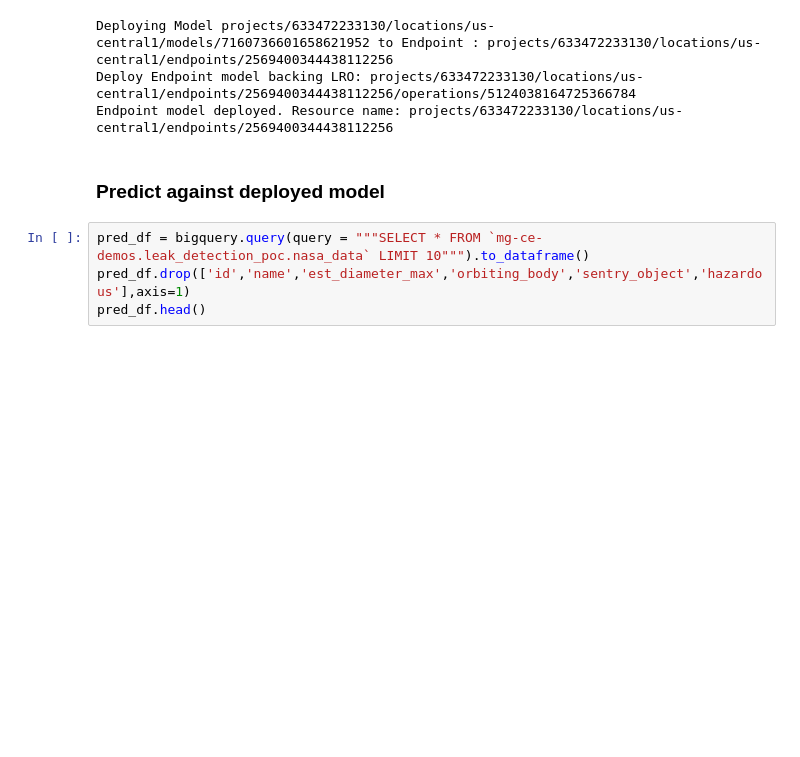
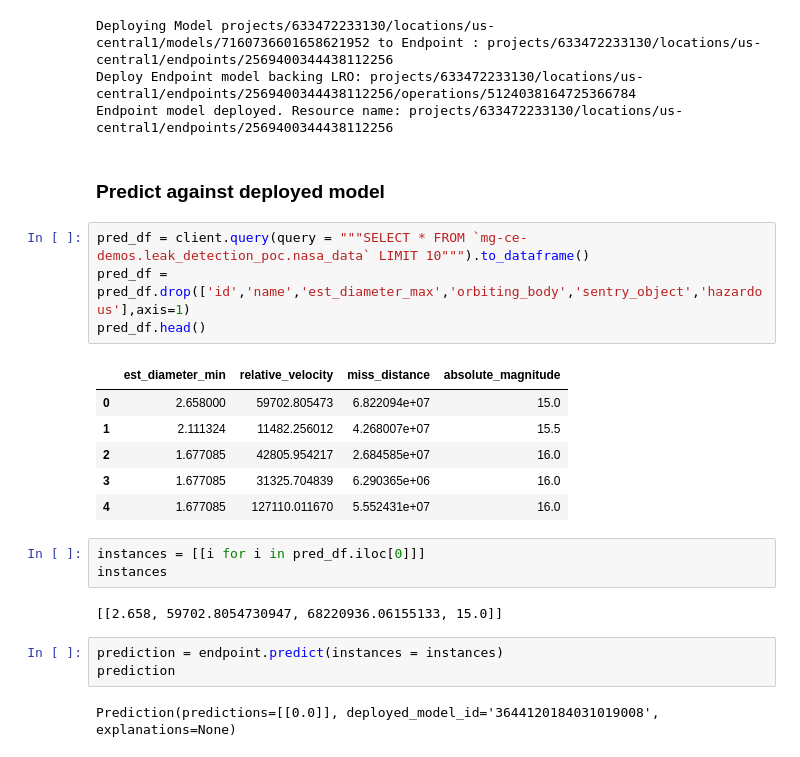
Before and after one commit to goodrules/leak-detection-poc, a Jupyter notebook: leak-detect-template.ipynb, the cells around one changed output. Saved outputs shown, nothing was run; the diff lists cells and outputs as text; blank space fills up the shorter version.

```diff
--- a/leak-detect-template.ipynb
+++ b/leak-detect-template.ipynb
@@ -443,6 +443,23 @@ Endpoint model deployed. Resource name: projects/633472233130/locations/us-centr
 # %% [markdown]
 ### Predict against deployed model
 # %%
-pred_df = bigquery.query(query = """SELECT * FROM `mg-ce-demos.leak_detection_poc.nasa_data` LIMIT 10""").to_dataframe()
-pred_df.drop(['id','name','est_diameter_max','orbiting_body','sentry_object','hazardous'],axis=1)
+pred_df = client.query(query = """SELECT * FROM `mg-ce-demos.leak_detection_poc.nasa_data` LIMIT 10""").to_dataframe()
+pred_df = pred_df.drop(['id','name','est_diameter_max','orbiting_body','sentry_object','hazardous'],axis=1)
 pred_df.head()
+# %% [output]
+|  | est_diameter_min | relative_velocity | miss_distance | absolute_magnitude |
+| 0 | 2.658000 | 59702.805473 | 6.822094e+07 | 15.0 |
+| 1 | 2.111324 | 11482.256012 | 4.268007e+07 | 15.5 |
+| 2 | 1.677085 | 42805.954217 | 2.684585e+07 | 16.0 |
+| 3 | 1.677085 | 31325.704839 | 6.290365e+06 | 16.0 |
+| 4 | 1.677085 | 127110.011670 | 5.552431e+07 | 16.0 |
+# %%
+instances = [[i for i in pred_df.iloc[0]]]
+instances
+# %% [output]
+[[2.658, 59702.8054730947, 68220936.06155133, 15.0]]
+# %%
+prediction = endpoint.predict(instances = instances)
+prediction
+# %% [output]
+Prediction(predictions=[[0.0]], deployed_model_id='3644120184031019008', explanations=None)
```
